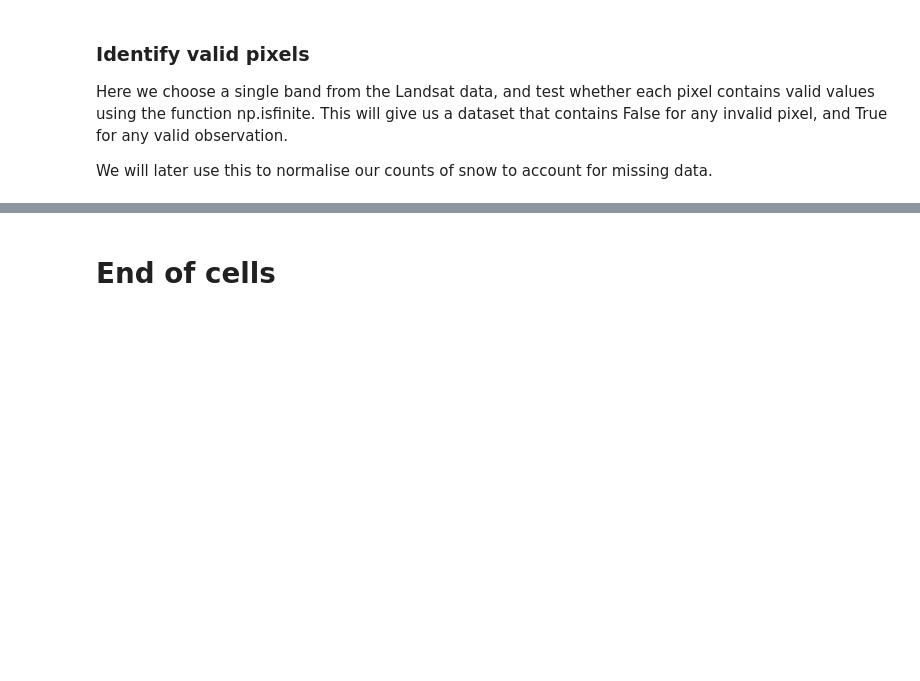
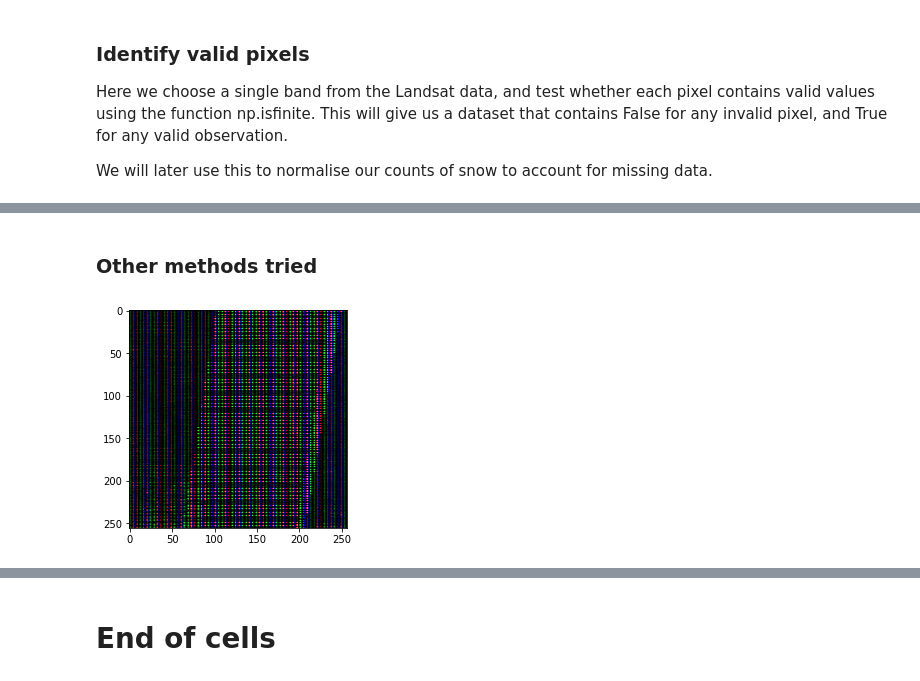
Before and after one commit to asivapra/gsky-demos, a Jupyter notebook: DEA_to_GSKY_Example_5_Diskless.ipynb, the cells around one changed output, grey strips where cells are left out. Cells and saved outputs as stored; diff of their text form; code cells hidden in the pictures; blank space fills up the shorter version.

```diff
--- a/DEA_to_GSKY_Example_5_Diskless.ipynb
+++ b/DEA_to_GSKY_Example_5_Diskless.ipynb
@@ -189,0 +269,27 @@ plt.show
+# %% [markdown]
+### Other methods tried
+# %%
+def rescale(arr):
+    arr_min = arr.min()
+    arr_max = arr.max()
+    return (arr - arr_min) / (arr_max - arr_min)
+
+b = nc.variables['Band1'][:]
+g = nc.variables['Band2'][:]
+r = nc.variables['Band3'][:]
+# arr = np.zeros((len(x), len(z), 3))
+arr = np.zeros((256,256,3), 'uint16')
+
+red_arr_b = 255.0 * rescale(r)
+green_arr_b = 255.0 * rescale(g)
+blue_arr_b = 255.0 * rescale(b)
+
+arr[:,:,0] = red_arr_b
+arr[:,:,1] = green_arr_b
+arr[:,:,2] = blue_arr_b
+
+img = Image.fromarray(arr.astype(int), 'RGB')
+imgplot = plt.imshow(img)
+plt.show()
+# %% [output]
+[figure, added]
```
Also changed, not shown: parts of 13 cells of this notebook.
